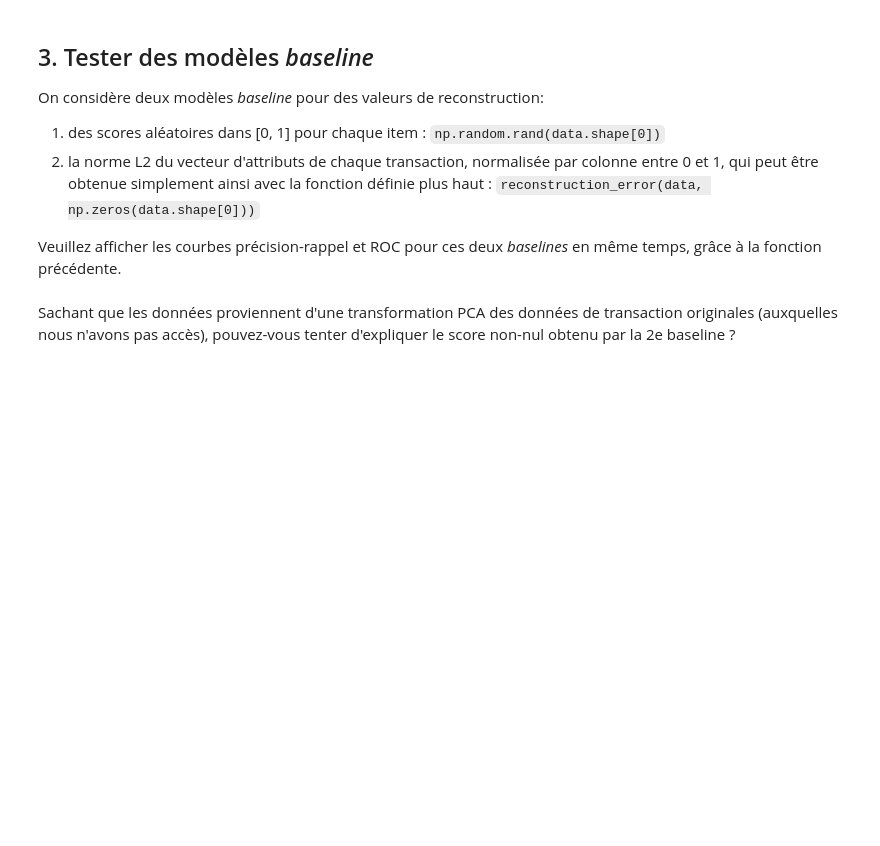
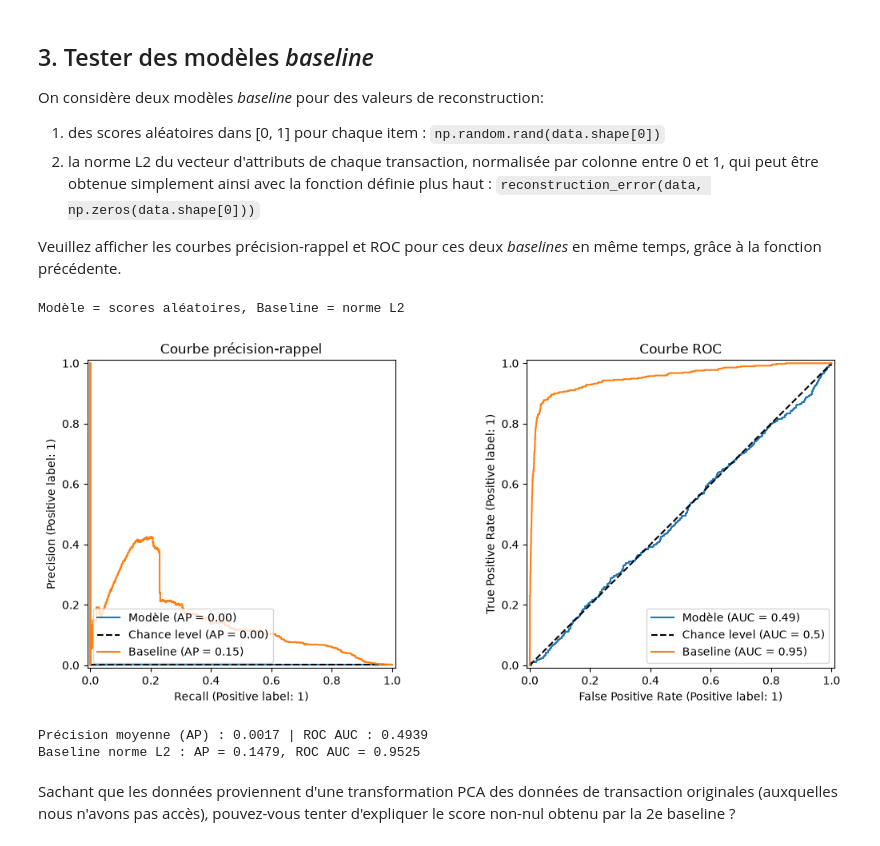
Before and after one commit to mouhamed-sakho10/APN_labs, a Jupyter notebook: lab3/Labo3_Autoencodeurs_student.ipynb, the cells around one changed output. Drawn from its saved outputs; the diff is of its cells as text; code cells hidden in the pictures; blank space fills up the shorter version.

```diff
--- a/lab3/Labo3_Autoencodeurs_student.ipynb
+++ b/lab3/Labo3_Autoencodeurs_student.ipynb
@@ -30,3 +39,6 @@ Vous utiliserez un jeu de données fourni par le [Groupe ML de l'Université Lib
 # %% [markdown]
 ## 1. Charger et préparer les données
 a. Chargez les données de `creditcard.csv` directement dans une *dataframe* Pandas appelée `data`.
+# %%
+data = pd.read_csv('creditcard.csv')
+data.head()
@@ -35,2 +98,6 @@ b. Affichez quelques informations sur ces données et leurs caractéristiques.
 # %% [markdown]
 c. Construisez une nouvelle *dataframe* appelée `data_labels` contenant seulement l'attribut qui indique si une transaction est frauduleuse ou non (attribut `Class`).  Supprimez les attributs `Time` et `Class` de la *dataframe* initiale `data`.
+# %%
+data_labels = data['Class']
+data = data.drop(columns=['Time', 'Class'])
+print('data :', data.shape, '| data_labels :', data_labels.shape)
@@ -37,2 +106,7 @@ c. Construisez une nouvelle *dataframe* appelée `data_labels` contenant seuleme
 # %% [markdown]
 d. Normalisez toutes les colonnes de `data` vers des valeurs de moyenne nulle et d'écart-type égal à 1 (distribution centrée réduite). Utilisez pour cela le `StandardScaler` de scikit-learn.
+# %%
+scaler = StandardScaler()
+# on garde une DataFrame (avec le même index) : reconstruction_error() utilise X_orig.index
+data = pd.DataFrame(scaler.fit_transform(data), columns=data.columns, index=data.index)
+data.describe().loc[['mean', 'std']].round(3)
@@ -68,5 +173,21 @@ def display_roc_curve(labels, rec_errors, baseline=[]):
 # %%
 def display_pr_roc(labels, rec_errors, baseline=[]):
+    '''
+    Affiche côte à côte la courbe précision-rappel et la courbe ROC.
+    Retourne (précision moyenne, aire sous la courbe ROC) des erreurs de reconstruction.
+    '''
+    fig, (ax_pr, ax_roc) = plt.subplots(1, 2, figsize=(13, 5))
+    PrecisionRecallDisplay.from_predictions(labels, rec_errors, name='Modèle', ax=ax_pr, plot_chance_level=True)
+    RocCurveDisplay.from_predictions(labels, rec_errors, name='Modèle', ax=ax_roc, plot_chance_level=True)
+    if len(baseline) > 0:
+        PrecisionRecallDisplay.from_predictions(labels, baseline, name='Baseline', ax=ax_pr)
+        RocCurveDisplay.from_predictions(labels, baseline, name='Baseline', ax=ax_roc)
+    ax_pr.set_title('Courbe précision-rappel')
+    ax_roc.set_title('Courbe ROC')
+    plt.show()
+    ap, auc = average_precision_score(labels, rec_errors), roc_auc_score(labels, rec_errors)
+    print(f'Précision moyenne (AP) : {ap:.4f} | ROC AUC : {auc:.4f}')
+    return ap, auc
 # %% [markdown]
 ## 3. Tester des modèles *baseline*
 
@@ -75,5 +196,20 @@ On considère deux modèles *baseline* pour des valeurs de reconstruction:
    1. la norme L2 du vecteur d'attributs de chaque transaction, normalisée par colonne entre 0 et 1, qui peut être obtenue simplement ainsi avec la fonction définie plus haut : `reconstruction_error(data, np.zeros(data.shape[0]))`
 
 Veuillez afficher les courbes précision-rappel et ROC pour ces deux *baselines* en même temps, grâce à la fonction précédente.
+# %%
+np.random.seed(0)
+random_scores = np.random.rand(data.shape[0])
+# NB : np.zeros(data.shape[0]) ne se diffuse pas contre une matrice (284807, 29) -> on utilise np.zeros(data.shape)
+l2_baseline = reconstruction_error(data, np.zeros(data.shape))
+
+print("Modèle = scores aléatoires, Baseline = norme L2")
+display_pr_roc(data_labels, random_scores, l2_baseline)
+print(f'Baseline norme L2 : AP = {average_precision_score(data_labels, l2_baseline):.4f}, '
+      f'ROC AUC = {roc_auc_score(data_labels, l2_baseline):.4f}')
+# %% [output]
+Modèle = scores aléatoires, Baseline = norme L2
+[figure, added]
+Précision moyenne (AP) : 0.0017 | ROC AUC : 0.4939
+Baseline norme L2 : AP = 0.1479, ROC AUC = 0.9525
 # %% [markdown]
 Sachant que les données proviennent d'une transformation PCA des données de transaction originales (auxquelles nous n'avons pas accès), pouvez-vous tenter d'expliquer le score non-nul obtenu par la 2e baseline ?
```
Also changed, not shown: parts of 27 cells of this notebook, 1 other file.
